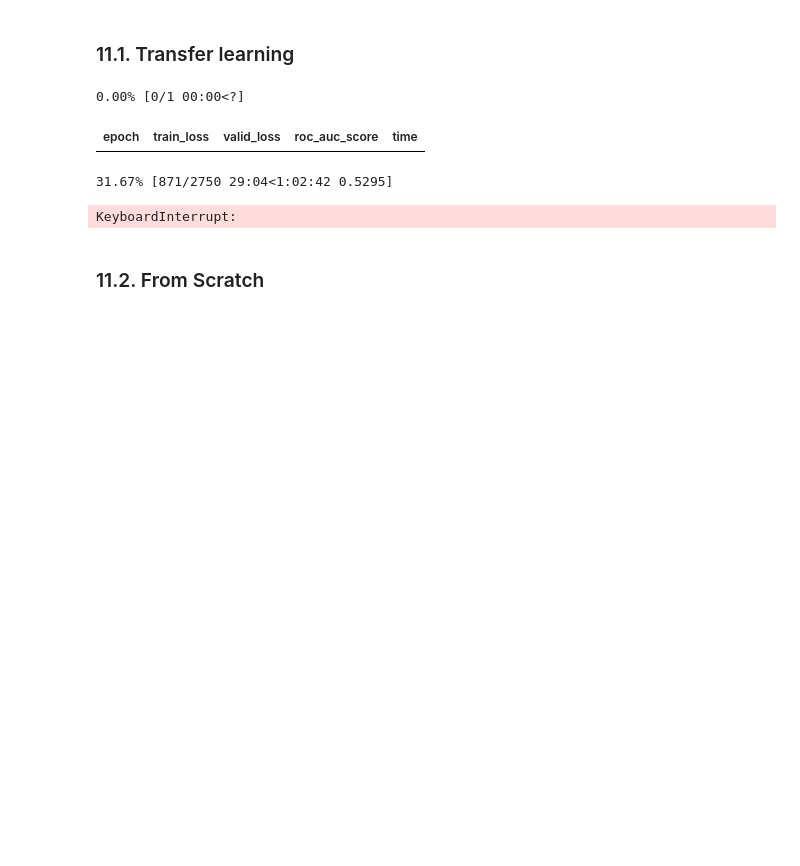
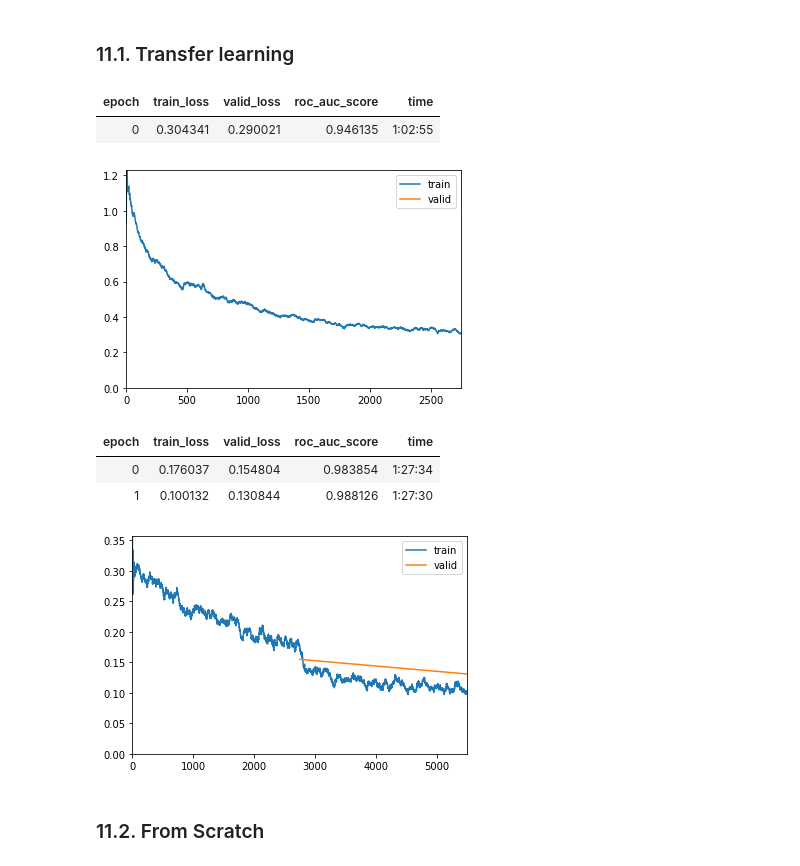
Before and after one commit to qomhmd/kaggler, a Jupyter notebook: histopathologic-cancer-detection-fastai-v2-7-9.ipynb, the cells around one changed output. Saved outputs shown, nothing was run; the diff lists cells and outputs as text; code cells hidden in the pictures; blank space fills up the shorter version.

```diff
--- a/histopathologic-cancer-detection-fastai-v2-7-9.ipynb
+++ b/histopathologic-cancer-detection-fastai-v2-7-9.ipynb
@@ -159,7 +160,7 @@ dls = ImageDataLoaders.from_df(
     suff='.tif',
     valid_pct=0.2,
     seed=CONFIG.seed,
-    batch_tfms=[CropPad(32), Resize(224, ResizeMethod.Squish)]
+    items_tfms=[CropPad(32), Resize(224, ResizeMethod.Squish)]
 )
 # %%
 dls.show_batch()
@@ -201,14 +204,14 @@ The number shown at the end of tqdm description is the train_loss
 # %%
-# learn = getLearner(resnet34, RocAucBinary())
-# learn.fine_tune(3, 0.00083, cbs=[ShowGraphCallback()])
+learn = getLearner(resnet18, RocAucBinary())
+learn.fine_tune(2, lr[2], cbs=[ShowGraphCallback(), EarlyStoppingCallback()])
+# %% [output]
+| epoch | train_loss | valid_loss | roc_auc_score | time |
+| 0 | 0.304341 | 0.290021 | 0.946135 | 1:02:55 |
+[figure, added]
+| epoch | train_loss | valid_loss | roc_auc_score | time |
+| 0 | 0.176037 | 0.154804 | 0.983854 | 1:27:34 |
+| 1 | 0.100132 | 0.130844 | 0.988126 | 1:27:30 |
+[figure, added]
-# %%
-learn = getLearner(resnet18, RocAucBinary())
-learn.fine_tune(2, lr[2], cbs=[ShowGraphCallback()])
-# %% [output]
-0.00% [0/1 00:00<?]
-| epoch | train_loss | valid_loss | roc_auc_score | time |
-31.67% [871/2750 29:04<1:02:42 0.5295]
-KeyboardInterrupt:
 # %% [markdown]
 ### 11.2. From Scratch
 # %%
```
Also changed, not shown: parts of 14 cells of this notebook.
